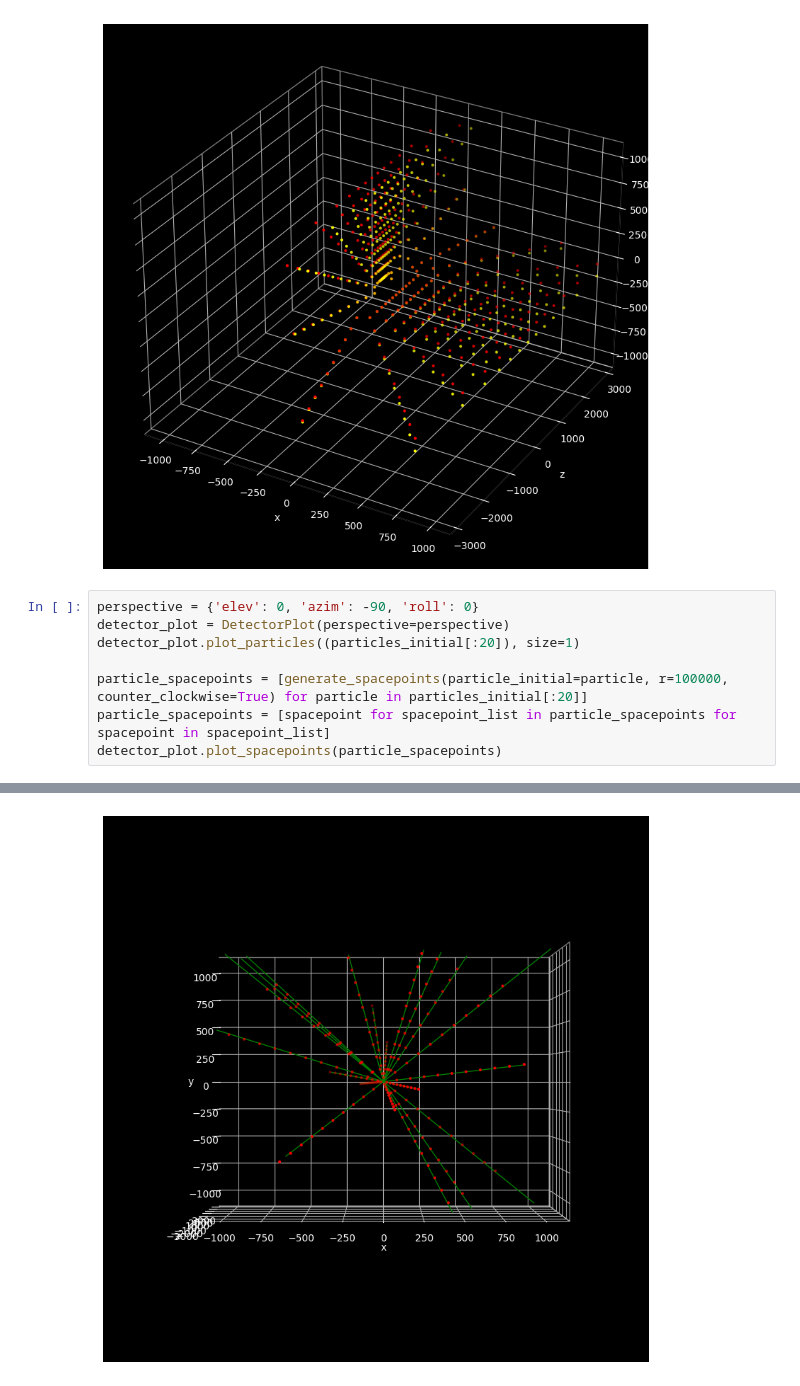
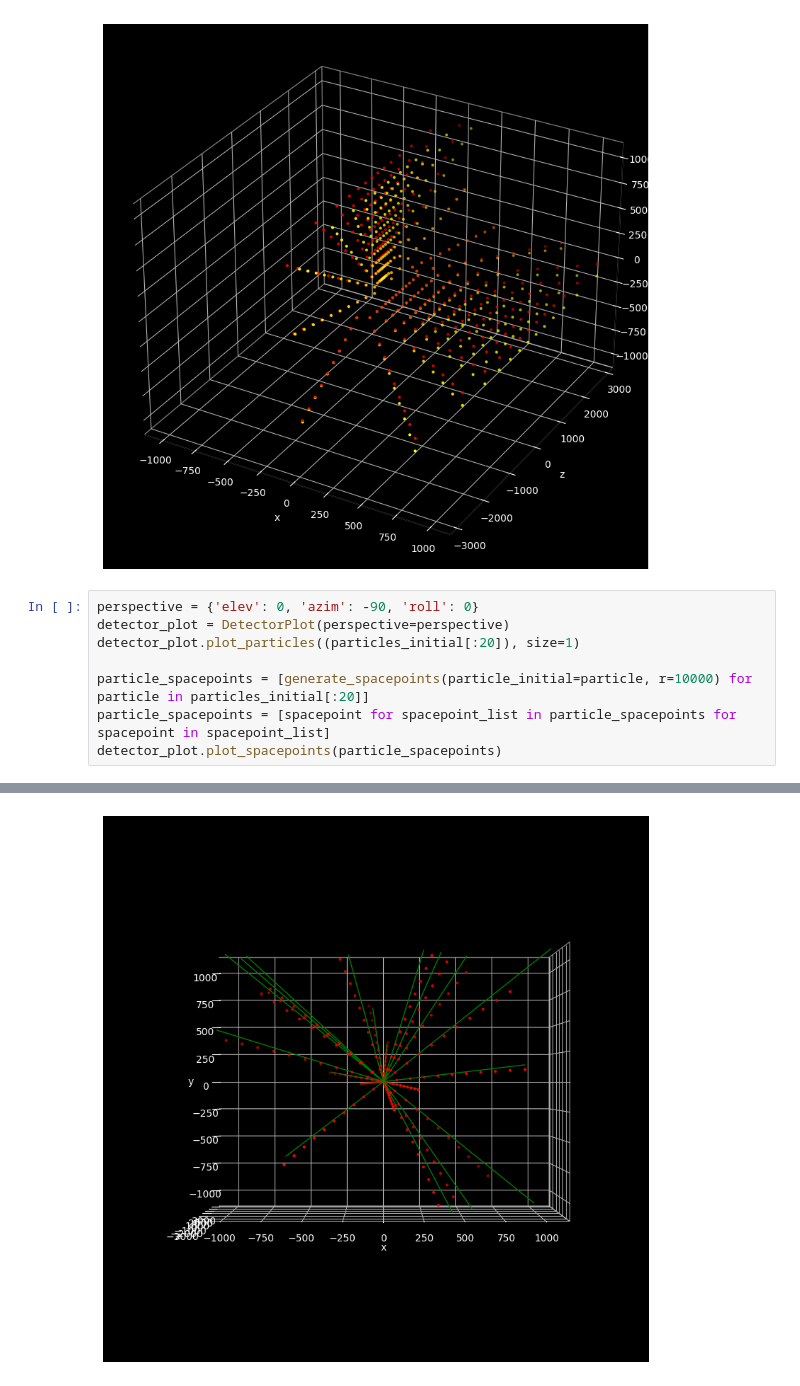
Before and after one commit to tboldagh/helix-solver, a Jupyter notebook: framework/PythonTools/PythonToolsDemo.ipynb, the cells around one changed output, grey strips where cells are left out. Saved outputs shown, nothing was run; the diff lists cells and outputs as text.

```diff
--- a/framework/PythonTools/PythonToolsDemo.ipynb
+++ b/framework/PythonTools/PythonToolsDemo.ipynb
@@ -260,7 +260,7 @@ perspective = {'elev': 0, 'azim': -90, 'roll': 0}
 detector_plot = DetectorPlot(perspective=perspective)
 detector_plot.plot_particles((particles_initial[:20]), size=1)
 
-particle_spacepoints = [generate_spacepoints(particle_initial=particle, r=100000, counter_clockwise=True) for particle in particles_initial[:20]]
+particle_spacepoints = [generate_spacepoints(particle_initial=particle, r=10000) for particle in particles_initial[:20]]
 particle_spacepoints = [spacepoint for spacepoint_list in particle_spacepoints for spacepoint in spacepoint_list]
 detector_plot.plot_spacepoints(particle_spacepoints)
 # %% [output]
@@ -267 +284 @@ detector_plot.plot_spacepoints(particle_spacepoints)
-[figure, old version]
+[figure, new version]
```
Also changed, not shown: parts of 2 cells of this notebook, 15 other files.
